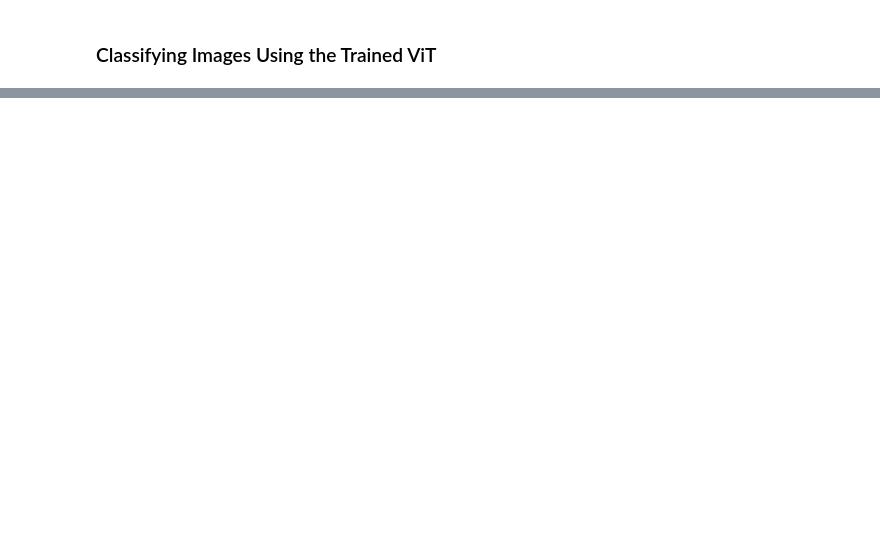
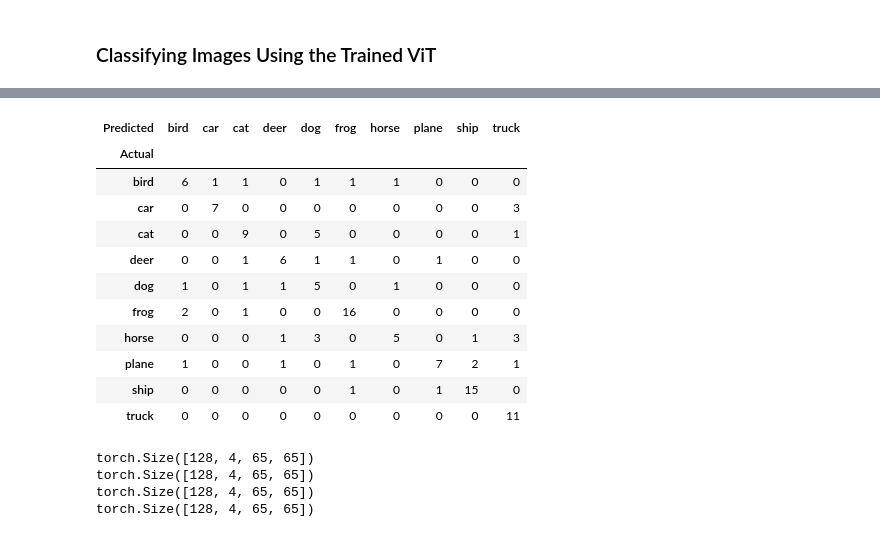
Before and after one commit to SandroAlex/llms-build-and-deploy, a Jupyter notebook: learning/build_a_text_to_image_generator_from_scratch/03_classify_images_with_a_vision_transformer.ipynb, the cells around one changed output, grey strips where cells are left out. Cells and saved outputs as stored; diff of their text form; code cells hidden in the pictures; blank space fills up the shorter version.

```diff
--- a/learning/build_a_text_to_image_generator_from_scratch/03_classify_images_with_a_vision_transformer.ipynb
+++ b/learning/build_a_text_to_image_generator_from_scratch/03_classify_images_with_a_vision_transformer.ipynb
@@ -382,0 +513,23 @@ for i in range(EPOCHS):
+# %%
+# No grad means that we don't need to compute gradients, which saves memory and computations during inference
+with torch.no_grad():
+
+    # Obtains a batch of images from the test dataset
+    images, labels = next(iter(testloader))
+
+    # Obtains logits and attention maps using the trained model
+    logits, attention_maps = model(images, output_attentions=True)
+
+    # Makes predictions based on the highest logits
+    predictions: Tensor = torch.argmax(logits, dim=1)
+
+# For better visualization, we can create a DataFrame that shows the predicted and actual labels for each image in the batch
+predictions: pd.DataFrame = pd.DataFrame(
+    {
+        "Predicted": [names[i] for i in predictions.tolist()],
+        "Actual": [names[i] for i in labels.tolist()],
+    }
+)
+
+# Show it
+predictions
@@ -382,0 +550,30 @@ for i in range(EPOCHS):
+# %%
+# Create cross table
+crosstab: pd.DataFrame = pd.crosstab(
+    index=predictions["Actual"],
+    columns=predictions["Predicted"],
+)
+
+# Show it
+crosstab
+# %% [output]
+| Predicted | bird | car | cat | deer | dog | frog | horse | plane | ship | truck |
+| Actual |  |  |  |  |  |  |  |  |  |  |
+| bird | 6 | 1 | 1 | 0 | 1 | 1 | 1 | 0 | 0 | 0 |
+| car | 0 | 7 | 0 | 0 | 0 | 0 | 0 | 0 | 0 | 3 |
+| cat | 0 | 0 | 9 | 0 | 5 | 0 | 0 | 0 | 0 | 1 |
+| deer | 0 | 0 | 1 | 6 | 1 | 1 | 0 | 1 | 0 | 0 |
+| dog | 1 | 0 | 1 | 1 | 5 | 0 | 1 | 0 | 0 | 0 |
+| frog | 2 | 0 | 1 | 0 | 0 | 16 | 0 | 0 | 0 | 0 |
+| horse | 0 | 0 | 0 | 1 | 3 | 0 | 5 | 0 | 1 | 3 |
+| plane | 1 | 0 | 0 | 1 | 0 | 1 | 0 | 7 | 2 | 1 |
+| ship | 0 | 0 | 0 | 0 | 0 | 1 | 0 | 1 | 15 | 0 |
+| truck | 0 | 0 | 0 | 0 | 0 | 0 | 0 | 0 | 0 | 11 |
+# %%
+for attn in attention_maps:
+    print(attn.shape)
+# %% [output]
+torch.Size([128, 4, 65, 65])
+torch.Size([128, 4, 65, 65])
+torch.Size([128, 4, 65, 65])
+torch.Size([128, 4, 65, 65])
```
Also changed, not shown: parts of 33 cells of this notebook.
